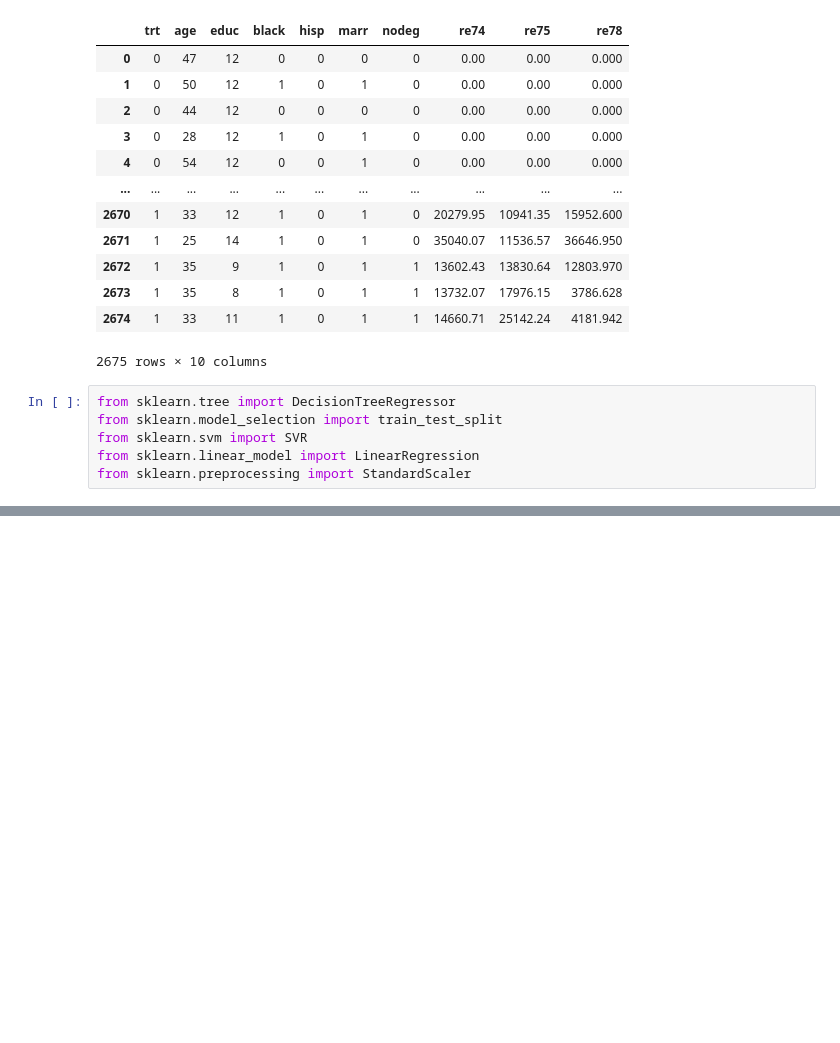
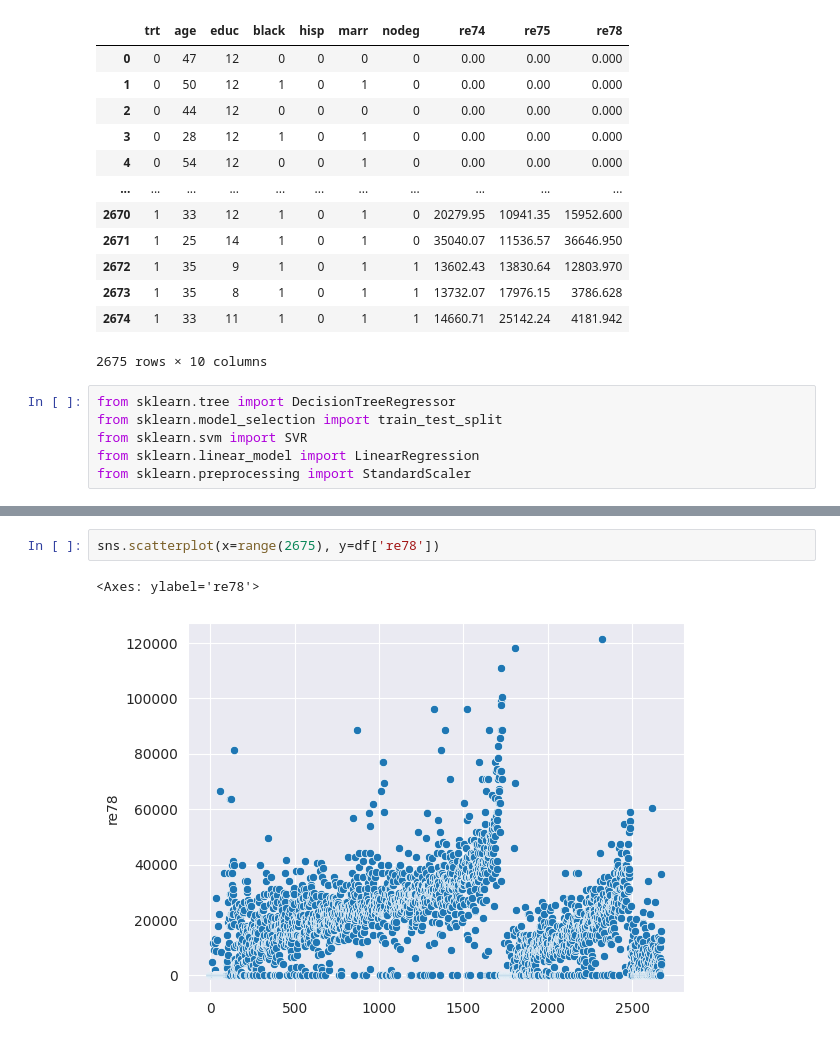
Before and after one commit to BenSerg/ML-labs-polytech, a Jupyter notebook: Regression/task9.ipynb, the cells around one changed output, grey strips where cells are left out. Saved outputs shown, nothing was run; the diff lists cells and outputs as text; blank space fills up the shorter version.

```diff
--- a/Regression/task9.ipynb
+++ b/Regression/task9.ipynb
@@ -53,0 +72,5 @@ plt.scatter()
+# %%
+sns.scatterplot(x=range(2675), y=df['re78'])
+# %% [output]
+<Axes: ylabel='re78'>
+[figure, added]
```
Also changed, not shown: parts of 7 cells of this notebook, 2 other files.
